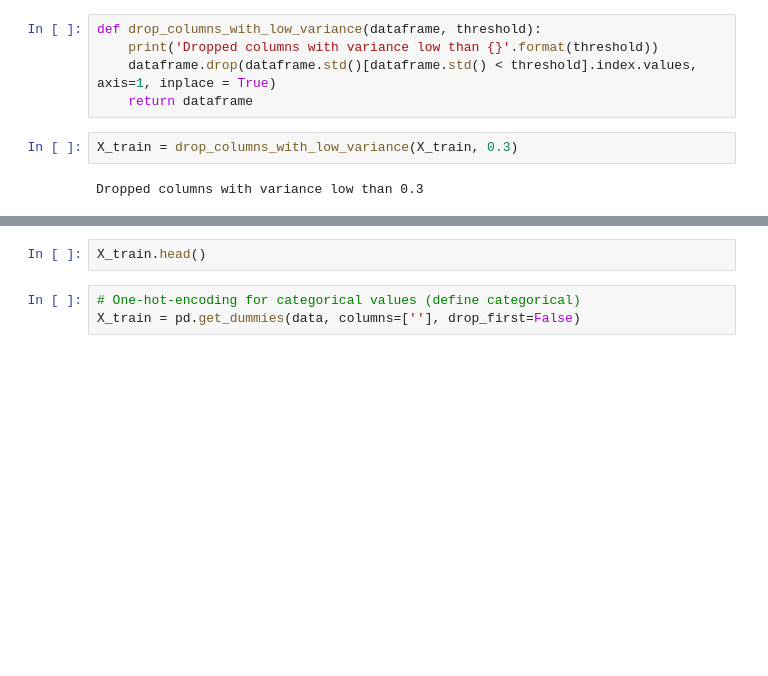
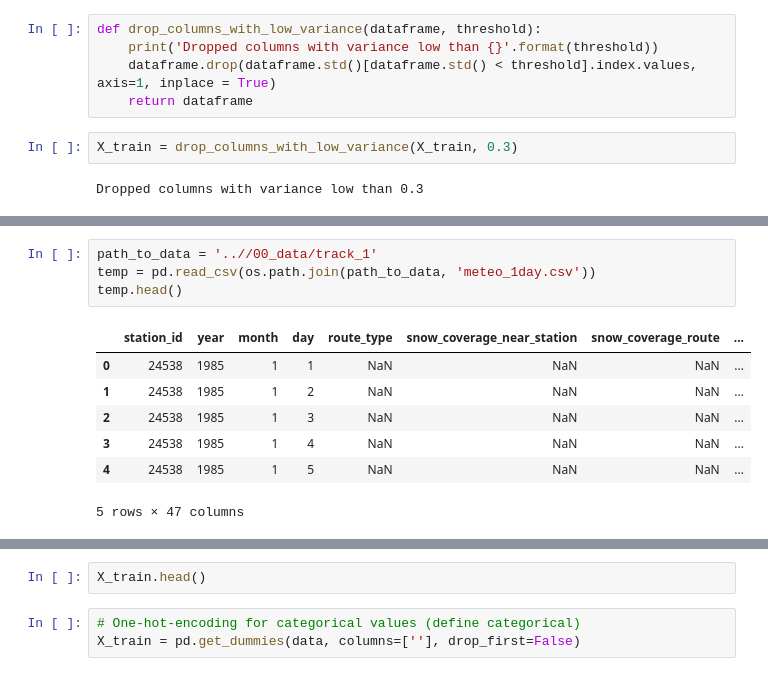
Before and after one commit to omoreva/emergencydatahack, a Jupyter notebook: Preprocessing data.ipynb, the cells around one changed output, grey strips where cells are left out. Saved outputs shown, nothing was run; the diff lists cells and outputs as text; blank space fills up the shorter version.

```diff
--- a/Preprocessing data.ipynb
+++ b/Preprocessing data.ipynb
@@ -55,0 +50,12 @@ NameError: name 'dataset' is not defined
+# %%
+path_to_data = '..//00_data/track_1'
+temp = pd.read_csv(os.path.join(path_to_data, 'meteo_1day.csv'))
+temp.head()
+# %% [output]
+|  | station_id | year | month | day | route_type | snow_coverage_near_station | snow_coverage_route | ... |
+| 0 | 24538 | 1985 | 1 | 1 | NaN | NaN | NaN | ... |
+| 1 | 24538 | 1985 | 1 | 2 | NaN | NaN | NaN | ... |
+| 2 | 24538 | 1985 | 1 | 3 | NaN | NaN | NaN | ... |
+| 3 | 24538 | 1985 | 1 | 4 | NaN | NaN | NaN | ... |
+| 4 | 24538 | 1985 | 1 | 5 | NaN | NaN | NaN | ... |
+5 rows × 47 columns
```
Also changed, not shown: parts of 9 cells of this notebook.
